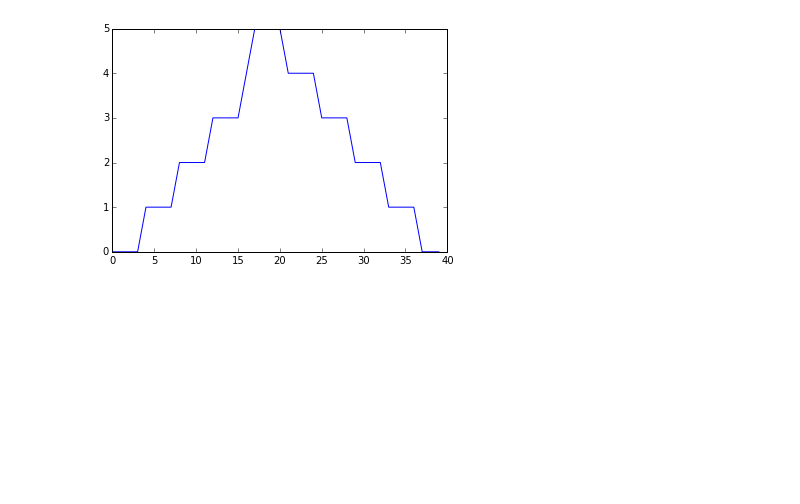
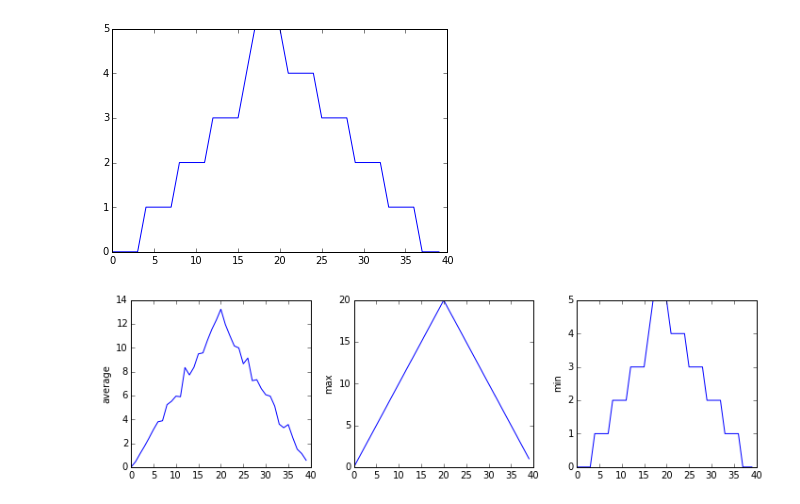
Before and after one commit to calculquebec/2015-10-26-SWC-Universite-Laval, a Jupyter notebook: Introduction à la programmation en Python.ipynb, the cells around one changed output. Drawn from its saved outputs; the diff is of its cells as text; code cells hidden in the pictures; blank space fills up the shorter version.

```diff
--- a/Introduction à la programmation en Python.ipynb
+++ b/Introduction à la programmation en Python.ipynb
@@ -246,17 +246,25 @@ matplotlib.pyplot.show(matplotlib.pyplot.plot(data.min(axis=0)))
 # %%
 import numpy
 import matplotlib.pyplot
 
 data = numpy.loadtxt(fname="inflammation-01.csv", delimiter=",")
 
 fig = matplotlib.pyplot.figure(figsize=(10., 3.))
 
 axes1 = fig.add_subplot(1, 3, 1)
 axes2 = fig.add_subplot(1, 3, 2)
 axes3 = fig.add_subplot(1, 3, 3)
 
 axes1.set_ylabel("average")
 axes1.plot(data.mean(axis=0))
 
 axes2.set_ylabel("max")
 axes2.plot(data.max(axis=0))
+
+axes3.set_ylabel("min")
+axes3.plot(data.min(axis=0))
+
+fig.tight_layout()
+matplotlib.pyplot.show(fig)
+# %% [output]
+[figure, added]
```
